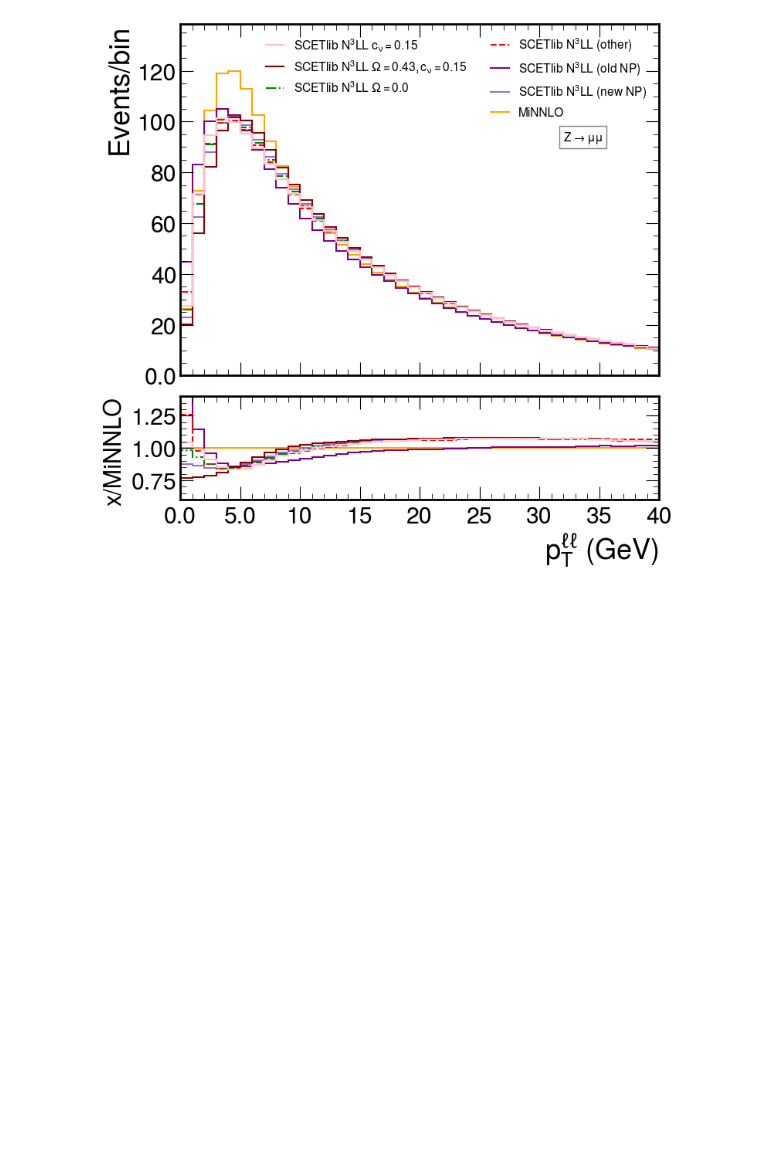
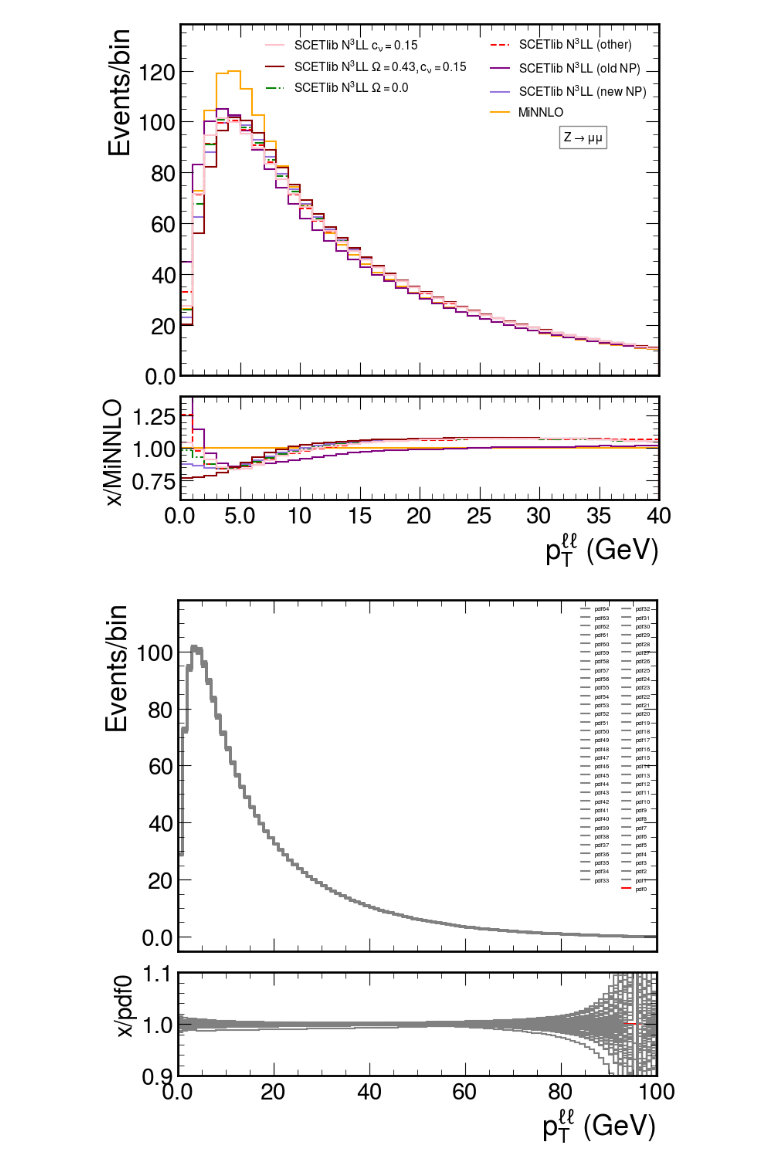
Before and after one commit to bendavid/WRemnants, a Jupyter notebook: notebooks/CompareCorrections.ipynb, the cells around one changed output. Cells and saved outputs as stored; diff of their text form; code cells hidden in the pictures; blank space fills up the shorter version.

Commit message:
Fixes for plotting SCETlib PDF unc

```diff
--- a/notebooks/CompareCorrections.ipynb
+++ b/notebooks/CompareCorrections.ipynb
@@ -61,3 +62,22 @@ fig = plot_tools.makePlotWithRatioToRef(
 [figure]
 # %%
 scetlib_new = pickle.load(open("/scratch/shared/TheoryPredictions/ScetlibFiles/inclusive_Wm_MSHT20_tnp_combined.pkl", "rb"))
+# %%
+scetlib_pdf = pickle.load(open("/scratch/shared/TheoryPredictions/ScetlibFiles/inclusive_Z_MSHT20_NP0_combined.pkl", "rb"))["hist"]
+# %%
+fig = plot_tools.makePlotWithRatioToRef(
+            [
+                scetlib_pdf[{"vars" : x}].project("qT") for x in scetlib_pdf.axes["vars"]
+            ],
+            labels=list(scetlib_pdf.axes["vars"]),
+            colors=["red"]+(["grey"]*len(scetlib_pdf.axes["vars"]))[:-1],
+            #linestyles=["solid", "solid", "solid", "dashed", "dashdot", "solid", "solid"],
+            xlabel=r"p$_{T}^{\ell\ell}$ (GeV)",
+            ylabel="Events/bin",
+            rlabel="x/pdf0",
+            legtext_size=8,
+            rrange=[0.9, 1.1],
+            yscale=1.1,
+            xlim=None, binwnorm=1.0, baseline=True)
+# %% [output]
+[figure, added]
```
Also changed, not shown: parts of 7 cells of this notebook, 7 other files.
